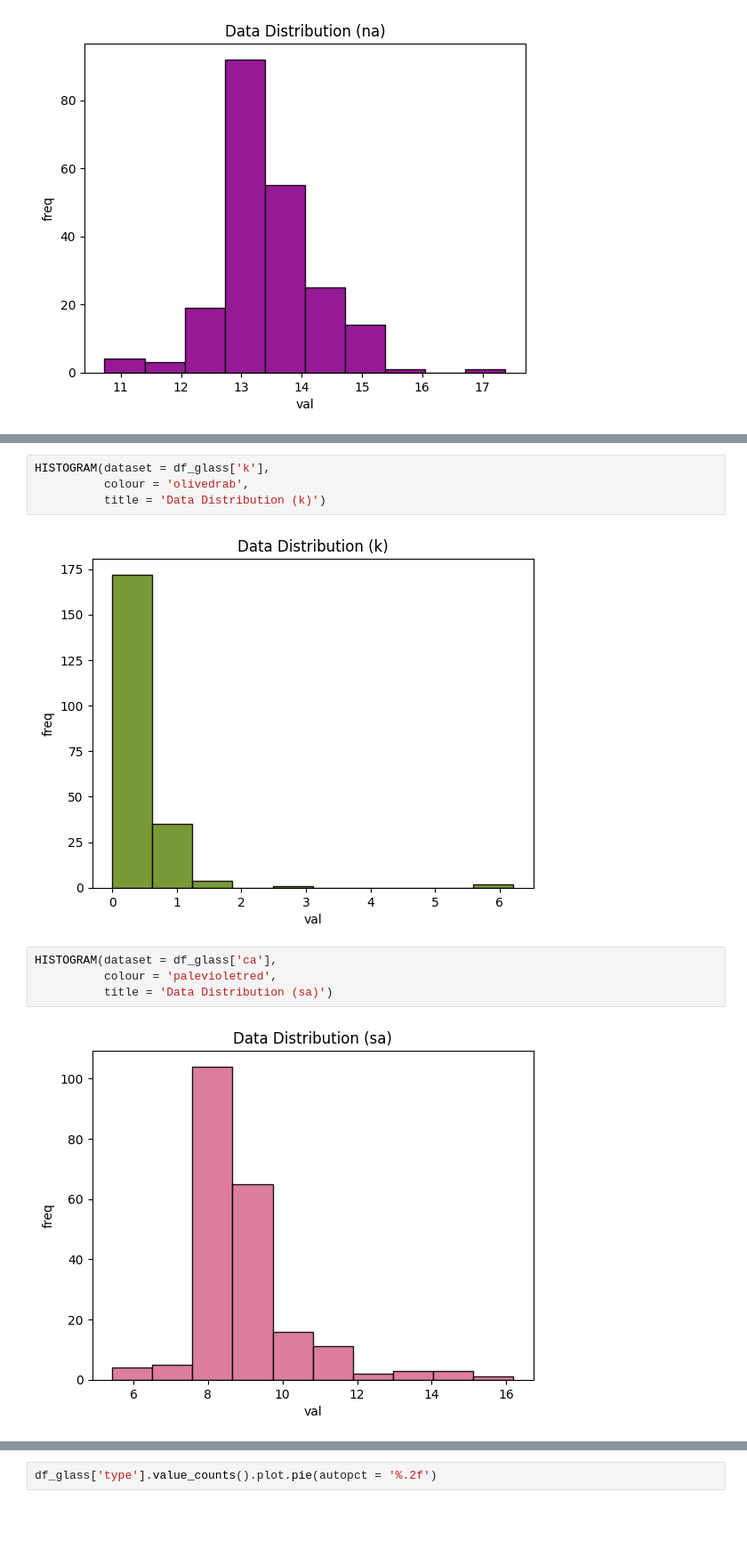
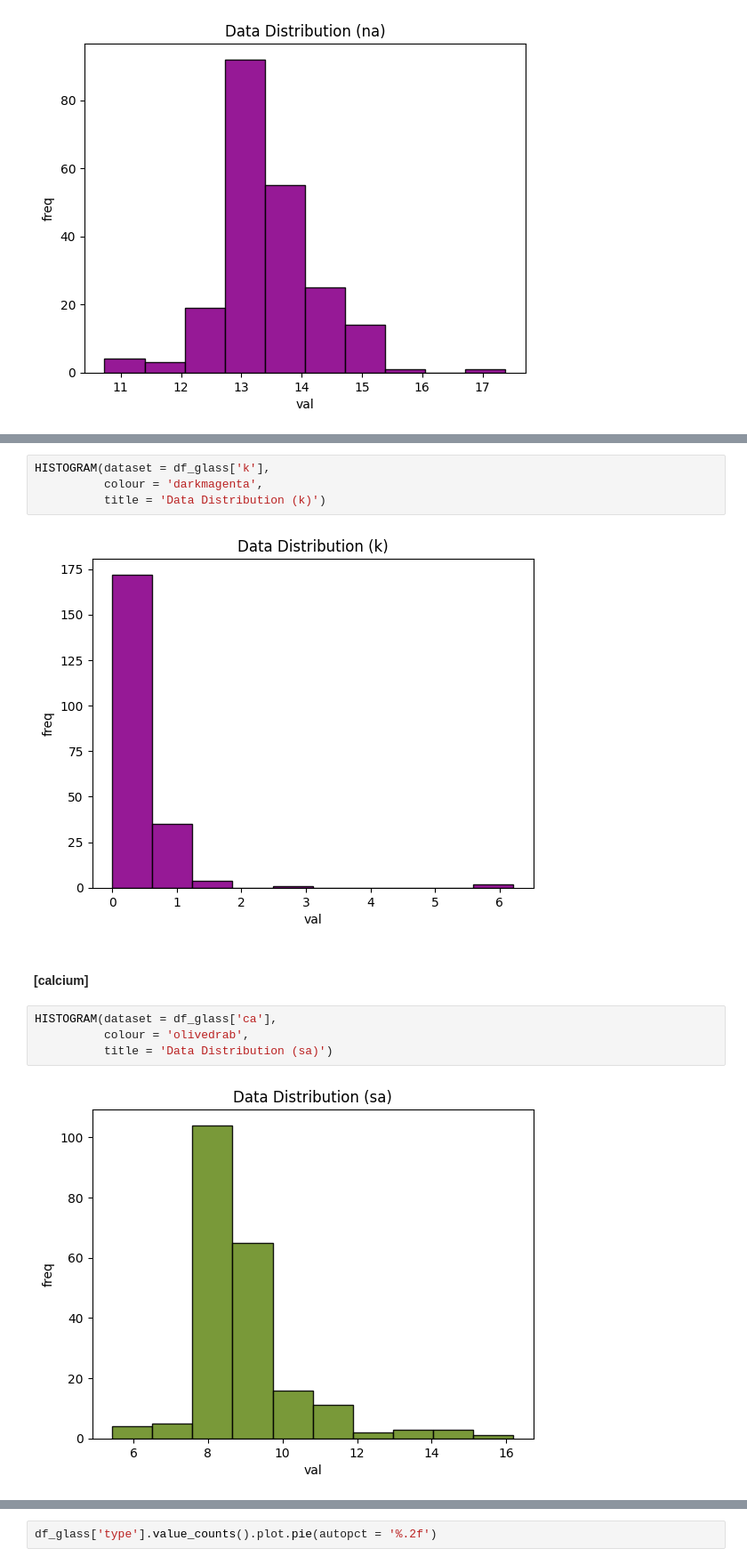
Before and after one commit to MatthewHealy02/AI-Programming-Assessments, a Jupyter notebook: Prog AI CA2 sba24213.ipynb, the cells around one changed output, grey strips where cells are left out. Shown at 89% size. Drawn from its saved outputs; the diff is of its cells as text; blank space fills up the shorter version.

```diff
--- a/Prog AI CA2 sba24213.ipynb
+++ b/Prog AI CA2 sba24213.ipynb
@@ -251,12 +267,14 @@ HISTOGRAM(dataset = df_glass['si'],
 # %%
 HISTOGRAM(dataset = df_glass['k'],
-          colour = 'olivedrab',
+          colour = 'darkmagenta',
           title = 'Data Distribution (k)')
 # %% [output]
-[figure, old version]
+[figure, new version]
+# %% [markdown]
+#### **[calcium]**
 # %%
 HISTOGRAM(dataset = df_glass['ca'],
-          colour = 'palevioletred',
+          colour = 'olivedrab',
           title = 'Data Distribution (sa)')
 # %% [output]
-[figure, old version]
+[figure, new version]
```
Also changed, not shown: parts of 41 cells of this notebook.
